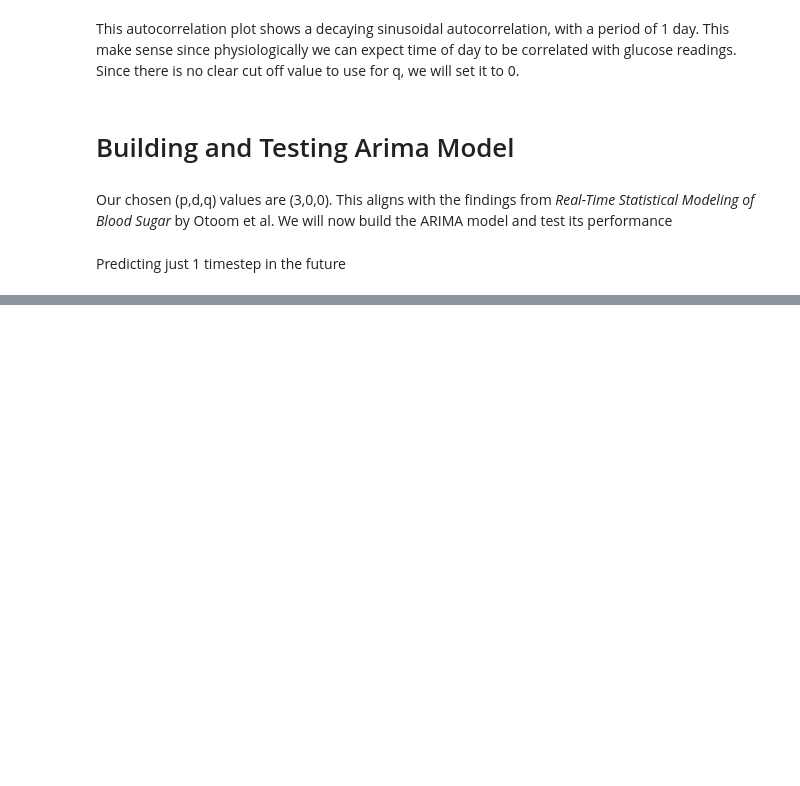
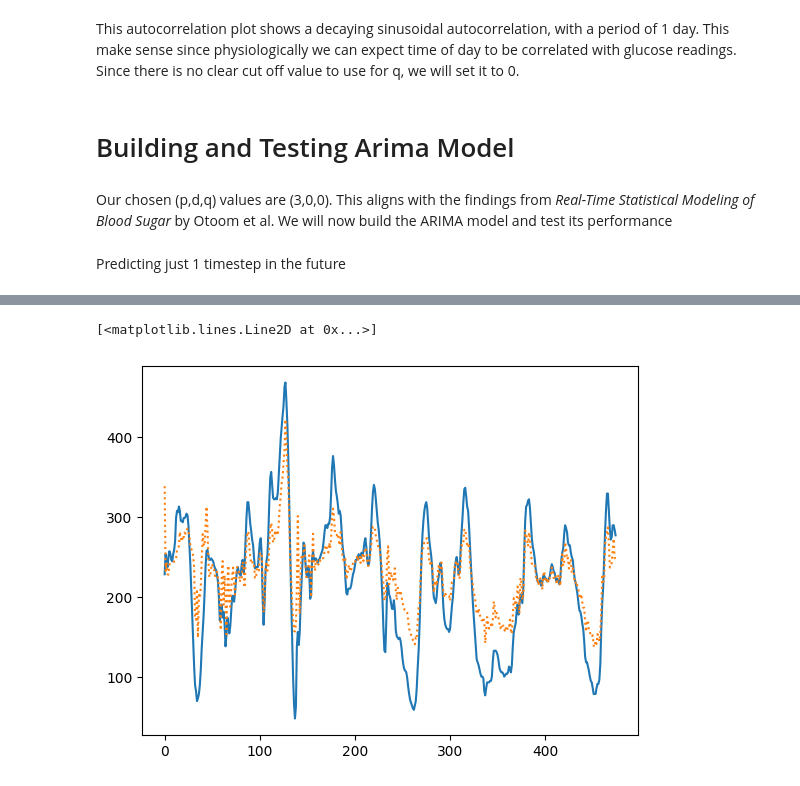
Before and after one commit to rewazzu/cgm-deeplearning, a Jupyter notebook: ARIMA.ipynb, the cells around one changed output, grey strips where cells are left out. Drawn from its saved outputs; the diff is of its cells as text; code cells hidden in the pictures; blank space fills up the shorter version.

```diff
--- a/ARIMA.ipynb
+++ b/ARIMA.ipynb
@@ -132,0 +184,21 @@ tensor(0.0703)
+# %%
+total_length = train_df.shape[1]
+train_length = 5
+predict_length = total_length - train_length
+patient = 1
+pred_list = []
+prediction_horizons = range(1,9)
+
+for steps in tqdm(prediction_horizons):
+    pred = []
+    for i in range(predict_length):
+        model = ARIMA(train_df.iloc[patient,:train_length+i].values, order=(3,0,0))
+        model_fit = model.fit()
+        pred.append(model_fit.forecast(steps=steps)[-1])
+    pred_list.append(pred)
+# %%
+true = torch.from_numpy(train_df.iloc[patient,train_length:].values)
+error_list = []
+for i, pred in enumerate(pred_list):
+    mean_abs_percentage_error = MeanAbsolutePercentageError()
+    error_list.append(mean_abs_percentage_error(true,torch.Tensor(pred)))
@@ -132,0 +216,6 @@ tensor(0.0703)
+# %%
+plt.plot(true)
+plt.plot(pred,":")
+# %% [output]
+[<matplotlib.lines.Line2D at 0x...>]
+[figure, added]
```
Also changed, not shown: parts of 13 cells of this notebook, 3 other files.
